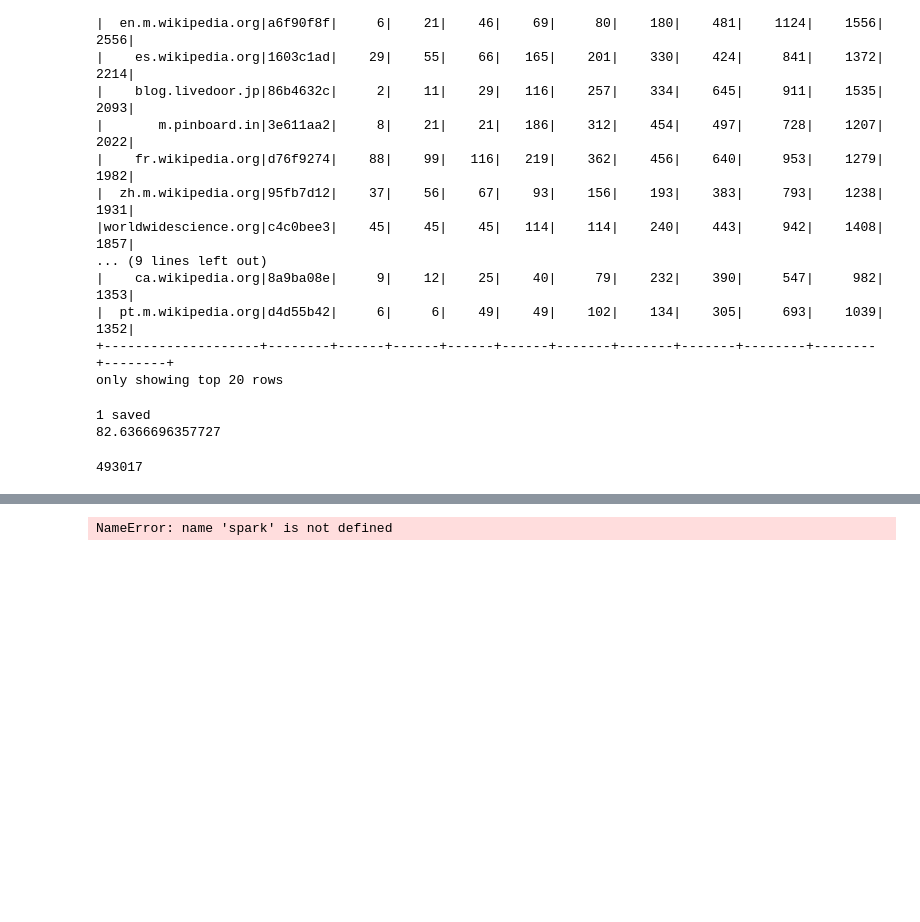
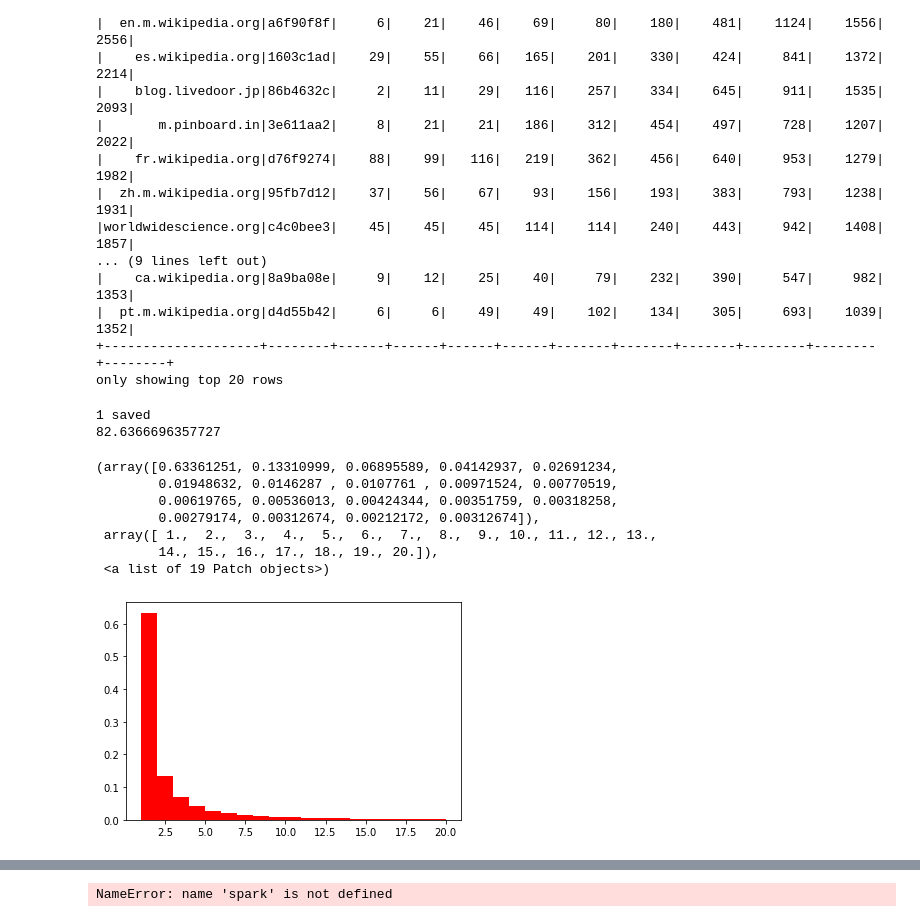
Before and after one commit to antaressgzz/502-web-graph, a Jupyter notebook: web_graph.ipynb, the cells around one changed output, grey strips where cells are left out. Cells and saved outputs as stored; diff of their text form; code cells hidden in the pictures; blank space fills up the shorter version.

```diff
--- a/web_graph.ipynb
+++ b/web_graph.ipynb
@@ -275,9 +257,22 @@ for s in [1,2,4,16,32,64]:
 # %% [output]
 1 saved
 82.6366696357727
-# %%
-lpa = spark.read.load("s3://502lab3/lpa8.parquet")
-# %%
-lpa.count()
-# %% [output]
-493017
+# %%
+lpa1 = spark.read.load("s3://502lab3/lpa1.parquet")
+lpa2 = spark.read.load("s3://502lab3/lpa2.parquet")
+lpa4 = spark.read.load("s3://502lab3/lpa4.parquet")
+lpa8 = spark.read.load("s3://502lab3/lpa8.parquet")
+lpa16 = spark.read.load("s3://502lab3/lpa16.parquet")
+# %%
+c1_sizes = np.array(lpa1.groupby('label').count().select('count').collect())
+# %%
+plt.hist(c1_sizes,bins=19,range=(1,20),density=True,color='r')
+# %% [output]
+(array([0.63361251, 0.13310999, 0.06895589, 0.04142937, 0.02691234,
+        0.01948632, 0.0146287 , 0.0107761 , 0.00971524, 0.00770519,
+        0.00619765, 0.00536013, 0.00424344, 0.00351759, 0.00318258,
+        0.00279174, 0.00312674, 0.00212172, 0.00312674]),
+ array([ 1.,  2.,  3.,  4.,  5.,  6.,  7.,  8.,  9., 10., 11., 12., 13.,
+        14., 15., 16., 17., 18., 19., 20.]),
+ <a list of 19 Patch objects>)
+[figure, added]
```
Also changed, not shown: parts of 36 cells of this notebook.
